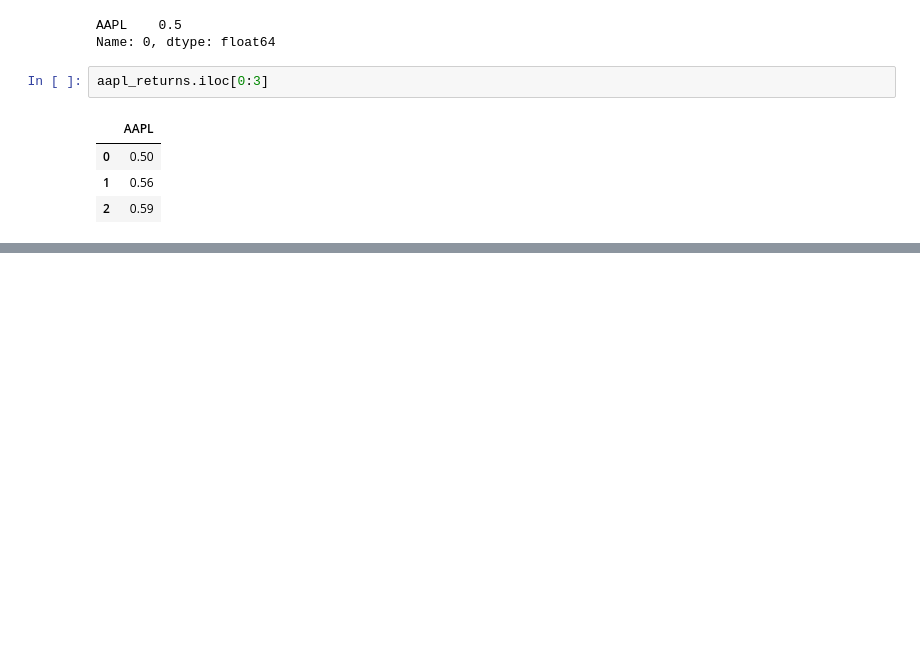
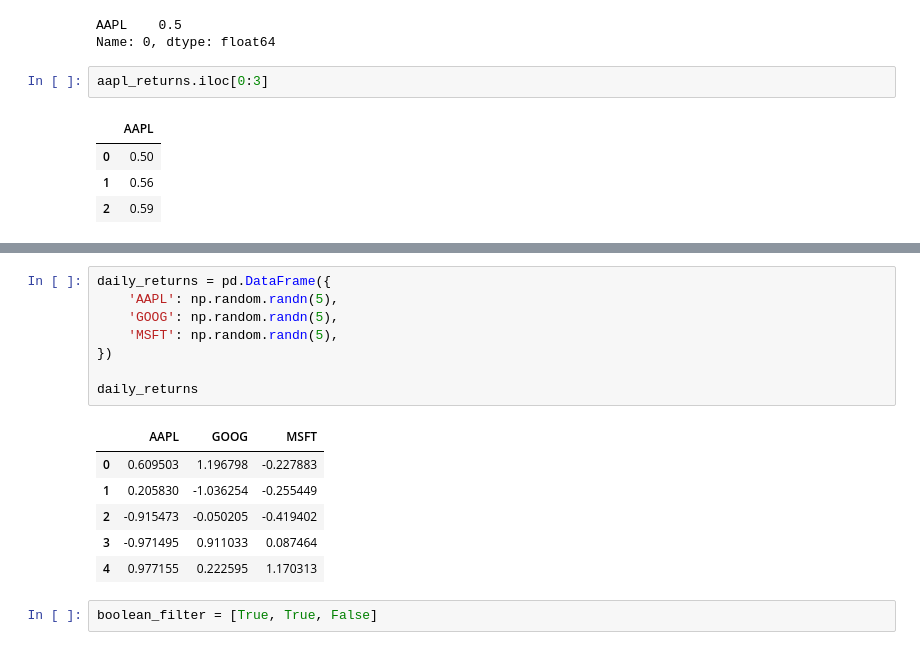
Before and after one commit to carlosmpr/fintech, a Jupyter notebook: module3/Class_1_Activities/02-Ins_Introducing_Series/Unsolved/introducing_series.ipynb, the cells around one changed output, grey strips where cells are left out. Saved outputs shown, nothing was run; the diff lists cells and outputs as text; blank space fills up the shorter version.

```diff
--- a/module3/Class_1_Activities/02-Ins_Introducing_Series/Unsolved/introducing_series.ipynb
+++ b/module3/Class_1_Activities/02-Ins_Introducing_Series/Unsolved/introducing_series.ipynb
@@ -267,0 +277,17 @@ aapl_returns.iloc[0:3]
+# %%
+daily_returns = pd.DataFrame({
+    'AAPL': np.random.randn(5),
+    'GOOG': np.random.randn(5),
+    'MSFT': np.random.randn(5),
+})
+
+daily_returns
+# %% [output]
+|  | AAPL | GOOG | MSFT |
+| 0 | 0.609503 | 1.196798 | -0.227883 |
+| 1 | 0.205830 | -1.036254 | -0.255449 |
+| 2 | -0.915473 | -0.050205 | -0.419402 |
+| 3 | -0.971495 | 0.911033 | 0.087464 |
+| 4 | 0.977155 | 0.222595 | 1.170313 |
+# %%
+boolean_filter = [True, True, False]
```
Also changed, not shown: parts of 22 cells of this notebook, 4 other files.
